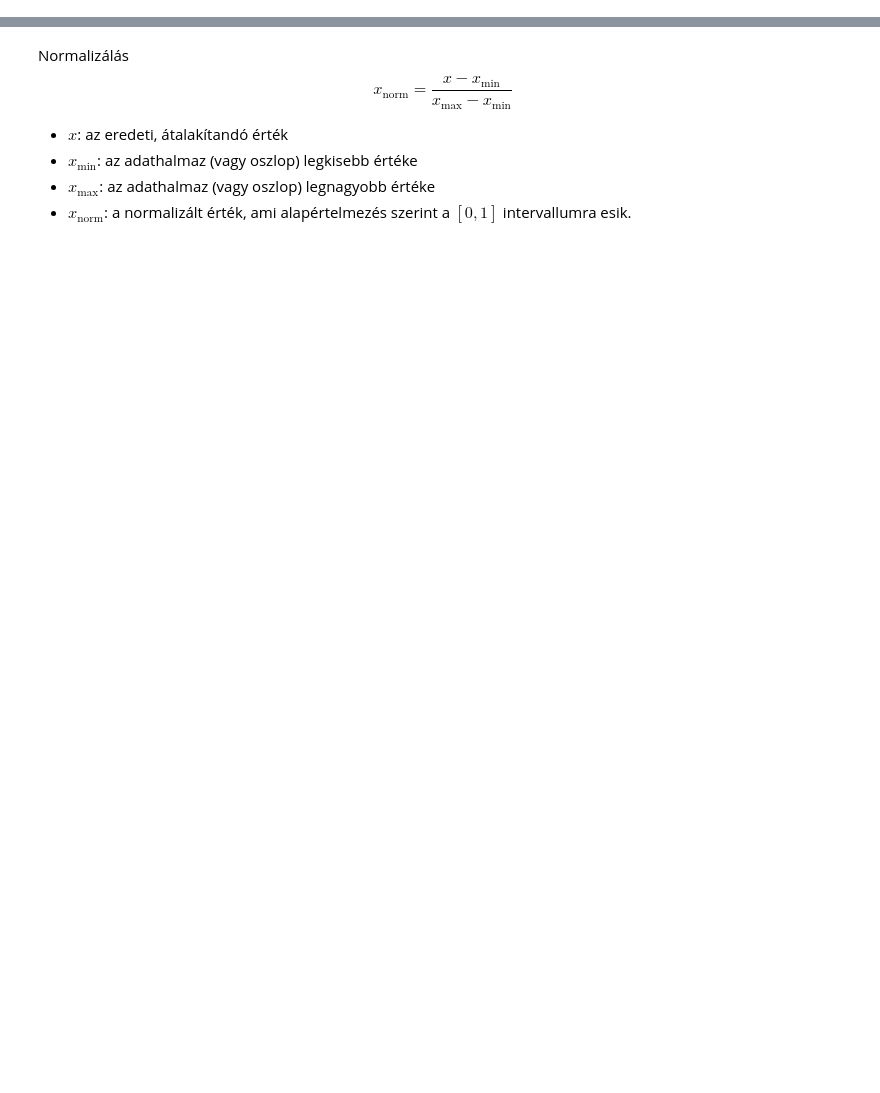
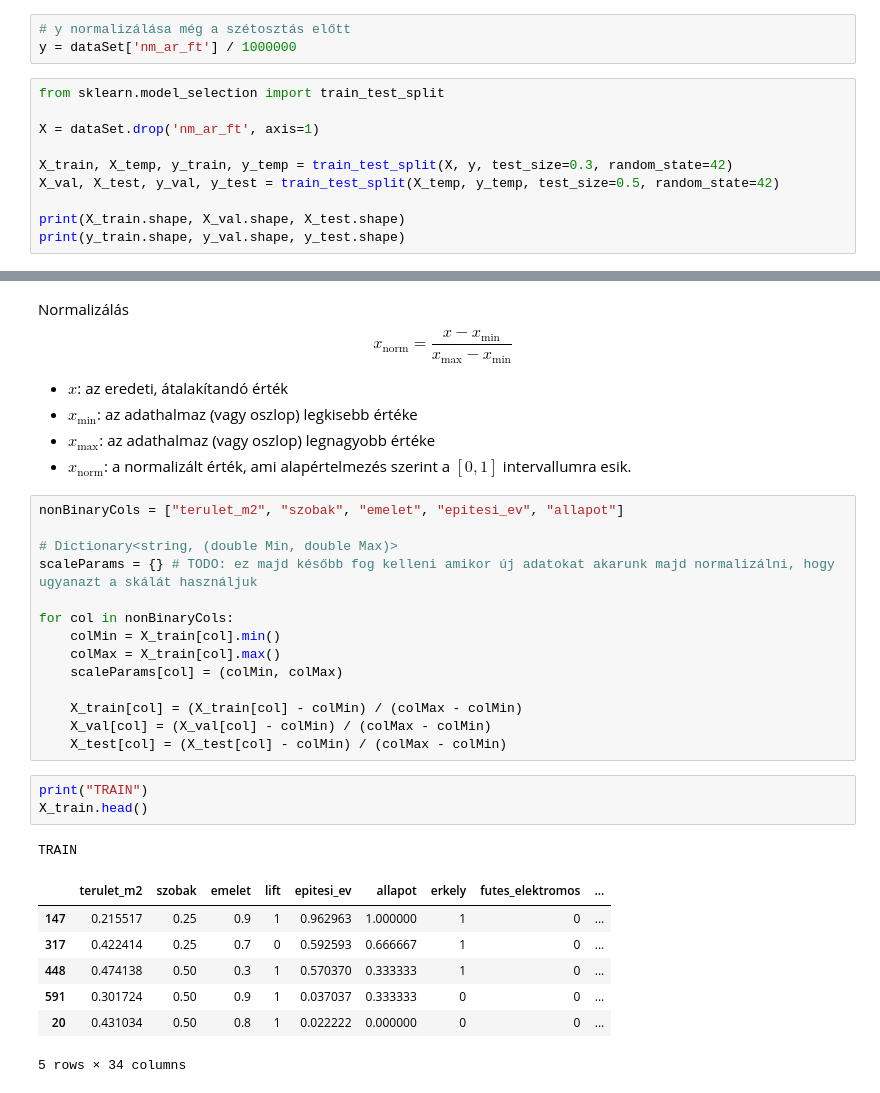
Before and after one commit to Antigorila/BasicNeuralNetwork, a Jupyter notebook: data/dataPreparation.ipynb, the cells around one changed output, grey strips where cells are left out. Cells and saved outputs as stored; diff of their text form; blank space fills up the shorter version.

```diff
--- a/data/dataPreparation.ipynb
+++ b/data/dataPreparation.ipynb
@@ -86,0 +97,13 @@ dataSet.head()
+# %%
+# y normalizálása még a szétosztás előtt
+y = dataSet['nm_ar_ft'] / 1000000
+# %%
+from sklearn.model_selection import train_test_split
+
+X = dataSet.drop('nm_ar_ft', axis=1)
+
+X_train, X_temp, y_train, y_temp = train_test_split(X, y, test_size=0.3, random_state=42)
+X_val, X_test, y_val, y_test = train_test_split(X_temp, y_temp, test_size=0.5, random_state=42)
+
+print(X_train.shape, X_val.shape, X_test.shape)
+print(y_train.shape, y_val.shape, y_test.shape)
@@ -92,3 +118,29 @@ $$x_{\text{norm}} = \frac{x - x_{\text{min}}}{x_{\text{max}} - x_{\text{min}}}$$
 - $x_{\text{min}}$: az adathalmaz (vagy oszlop) legkisebb értéke
 - $x_{\text{max}}$: az adathalmaz (vagy oszlop) legnagyobb értéke
 - $x_{\text{norm}}$: a normalizált érték, ami alapértelmezés szerint a $[0, 1]$ intervallumra esik.
+# %%
+nonBinaryCols = ["terulet_m2", "szobak", "emelet", "epitesi_ev", "allapot"]
+
+# Dictionary<string, (double Min, double Max)>
+scaleParams = {} # TODO: ez majd később fog kelleni amikor új adatokat akarunk majd normalizálni, hogy ugyanazt a skálát használjuk
+
+for col in nonBinaryCols:
+    colMin = X_train[col].min()
+    colMax = X_train[col].max()
+    scaleParams[col] = (colMin, colMax)
+
+    X_train[col] = (X_train[col] - colMin) / (colMax - colMin)
+    X_val[col] = (X_val[col] - colMin) / (colMax - colMin)
+    X_test[col] = (X_test[col] - colMin) / (colMax - colMin)
+# %%
+print("TRAIN")
+X_train.head()
+# %% [output]
+TRAIN
+|  | terulet_m2 | szobak | emelet | lift | epitesi_ev | allapot | erkely | futes_elektromos | ... |
+| 147 | 0.215517 | 0.25 | 0.9 | 1 | 0.962963 | 1.000000 | 1 | 0 | ... |
+| 317 | 0.422414 | 0.25 | 0.7 | 0 | 0.592593 | 0.666667 | 1 | 0 | ... |
+| 448 | 0.474138 | 0.50 | 0.3 | 1 | 0.570370 | 0.333333 | 1 | 0 | ... |
+| 591 | 0.301724 | 0.50 | 0.9 | 1 | 0.037037 | 0.333333 | 0 | 0 | ... |
+| 20 | 0.431034 | 0.50 | 0.8 | 1 | 0.022222 | 0.000000 | 0 | 0 | ... |
+5 rows × 34 columns
```
Also changed, not shown: parts of 5 cells of this notebook.
